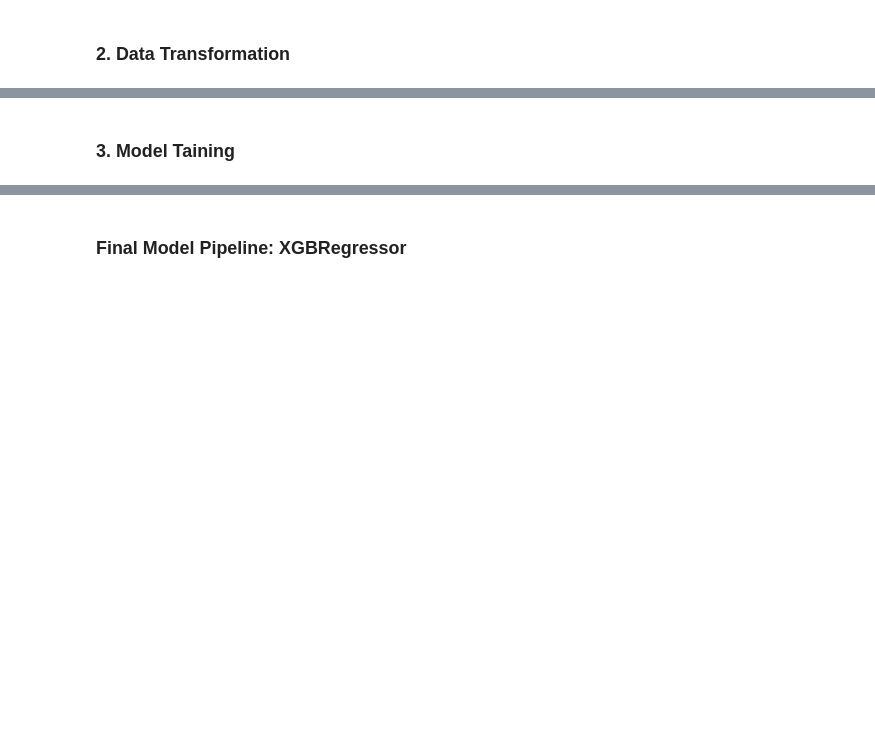
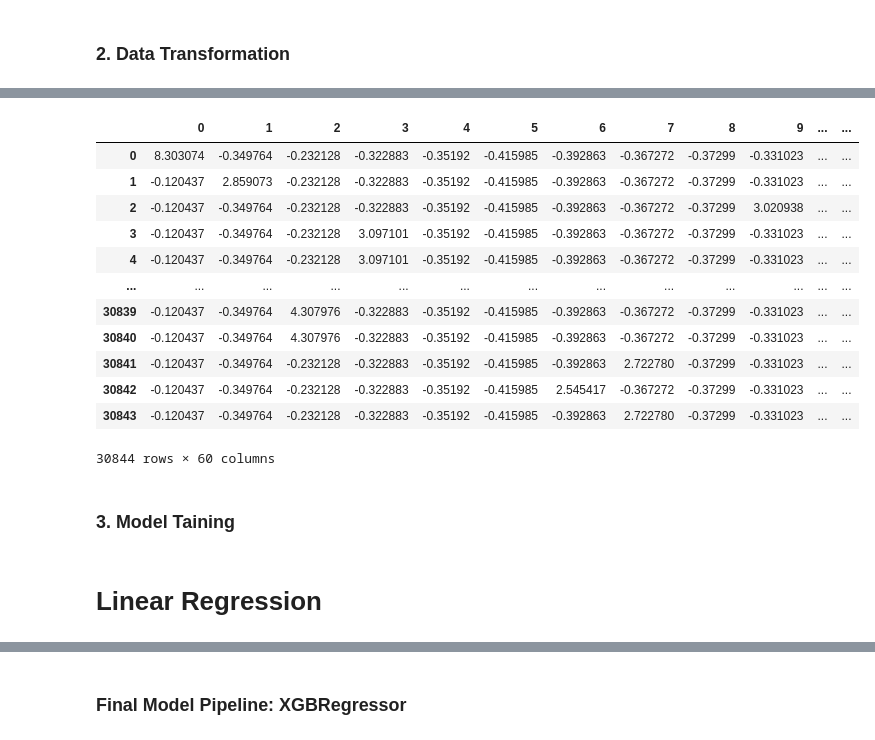
Before and after one commit to Soumyadeep002/T20-Score-Predictor, a Jupyter notebook: model.ipynb, the cells around one changed output, grey strips where cells are left out. Cells and saved outputs as stored; diff of their text form; code cells hidden in the pictures; blank space fills up the shorter version.

```diff
--- a/model.ipynb
+++ b/model.ipynb
@@ -105,3 +141,24 @@ scl = StandardScaler()
+# %%
+scl = StandardScaler()
+scaled_X_train = scl.fit_transform(transformed_X_train)
+
+scaled_X_test = scl.fit_transform(transformed_X_test)
+# %%
+pd.DataFrame(scaled_X_train)
+# %% [output]
+|  | 0 | 1 | 2 | 3 | 4 | 5 | 6 | 7 | 8 | 9 | ... | ... |
+| 0 | 8.303074 | -0.349764 | -0.232128 | -0.322883 | -0.35192 | -0.415985 | -0.392863 | -0.367272 | -0.37299 | -0.331023 | ... | ... |
+| 1 | -0.120437 | 2.859073 | -0.232128 | -0.322883 | -0.35192 | -0.415985 | -0.392863 | -0.367272 | -0.37299 | -0.331023 | ... | ... |
+| 2 | -0.120437 | -0.349764 | -0.232128 | -0.322883 | -0.35192 | -0.415985 | -0.392863 | -0.367272 | -0.37299 | 3.020938 | ... | ... |
+| 3 | -0.120437 | -0.349764 | -0.232128 | 3.097101 | -0.35192 | -0.415985 | -0.392863 | -0.367272 | -0.37299 | -0.331023 | ... | ... |
+| 4 | -0.120437 | -0.349764 | -0.232128 | 3.097101 | -0.35192 | -0.415985 | -0.392863 | -0.367272 | -0.37299 | -0.331023 | ... | ... |
+| ... | ... | ... | ... | ... | ... | ... | ... | ... | ... | ... | ... | ... |
+| 30839 | -0.120437 | -0.349764 | 4.307976 | -0.322883 | -0.35192 | -0.415985 | -0.392863 | -0.367272 | -0.37299 | -0.331023 | ... | ... |
+| 30840 | -0.120437 | -0.349764 | 4.307976 | -0.322883 | -0.35192 | -0.415985 | -0.392863 | -0.367272 | -0.37299 | -0.331023 | ... | ... |
+| 30841 | -0.120437 | -0.349764 | -0.232128 | -0.322883 | -0.35192 | -0.415985 | -0.392863 | 2.722780 | -0.37299 | -0.331023 | ... | ... |
+| 30842 | -0.120437 | -0.349764 | -0.232128 | -0.322883 | -0.35192 | -0.415985 | 2.545417 | -0.367272 | -0.37299 | -0.331023 | ... | ... |
+| 30843 | -0.120437 | -0.349764 | -0.232128 | -0.322883 | -0.35192 | -0.415985 | -0.392863 | 2.722780 | -0.37299 | -0.331023 | ... | ... |
+30844 rows × 60 columns
 # %% [markdown]
 ### **3. Model Taining**
 # %%
@@ -110,3 +167,5 @@ from sklearn.ensemble import RandomForestRegressor
 from sklearn.linear_model import LinearRegression
 from xgboost import XGBRegressor
 from sklearn.metrics import r2_score, mean_absolute_error, mean_squared_error
+# %% [markdown]
+# **Linear Regression**
```
Also changed, not shown: parts of 20 cells of this notebook.
